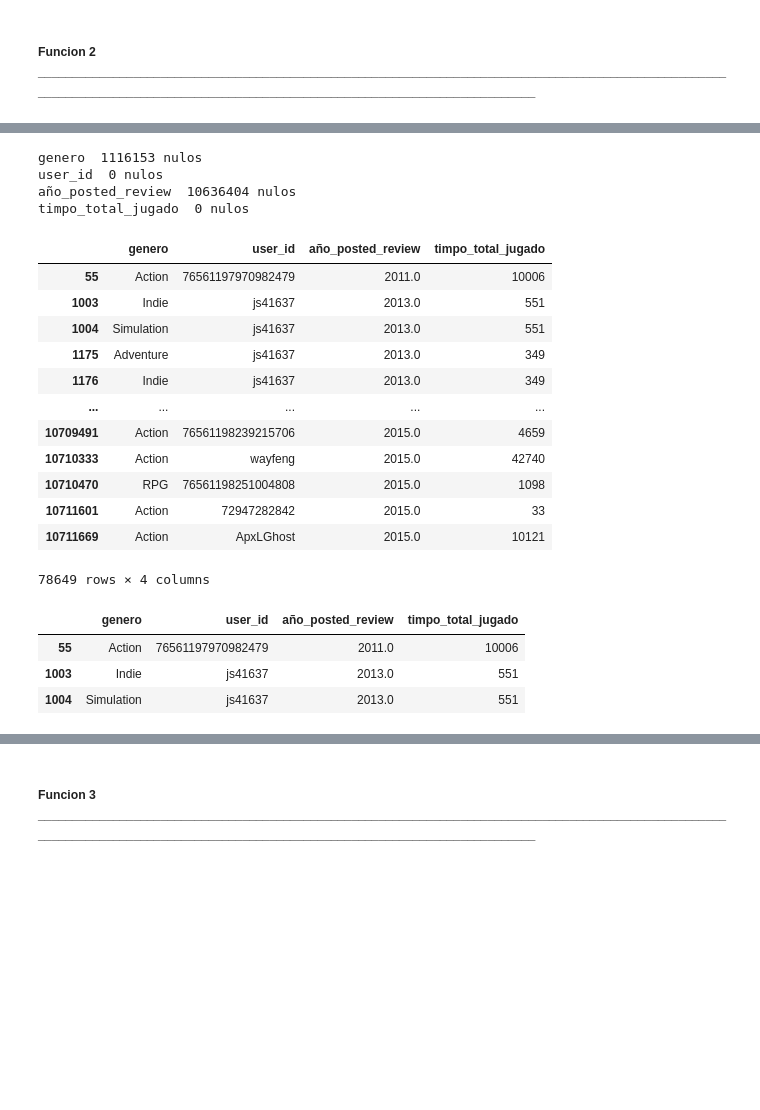
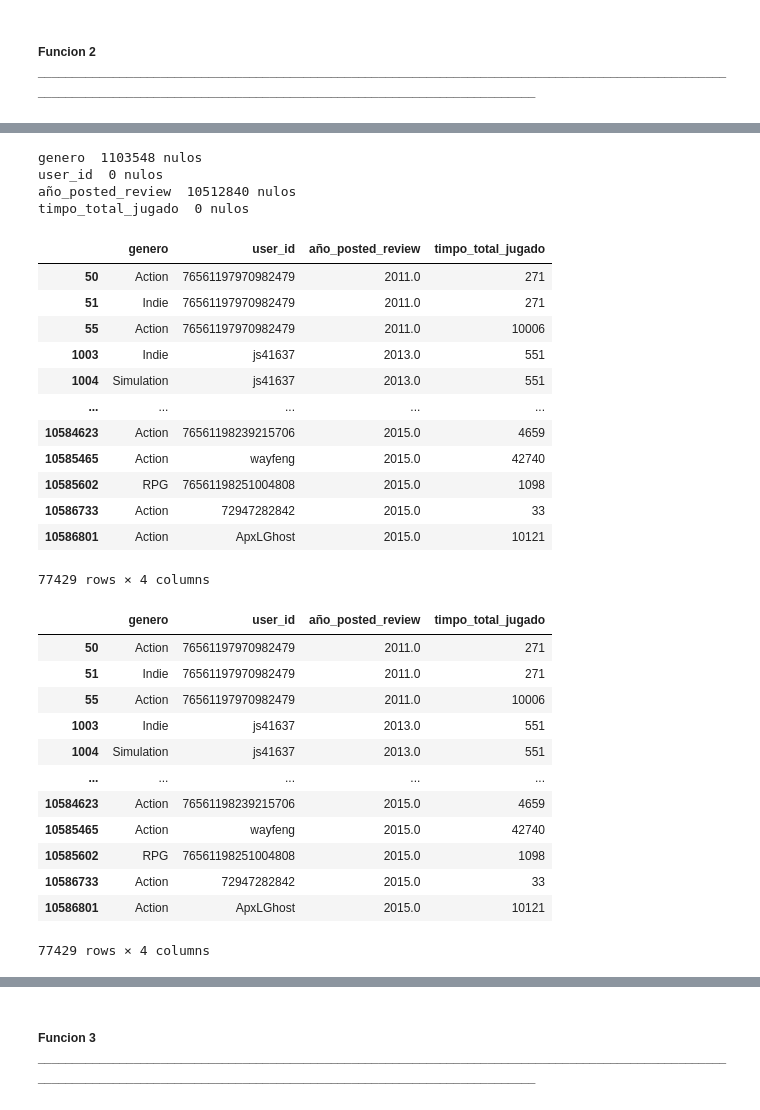
Before and after one commit to PabloSalinas2/MLOps_SteamGames, a Jupyter notebook: funciones.ipynb, the cells around one changed output, grey strips where cells are left out. Saved outputs shown, nothing was run; the diff lists cells and outputs as text; code cells hidden in the pictures; blank space fills up the shorter version.

```diff
--- a/funciones.ipynb
+++ b/funciones.ipynb
@@ -5,5 +11,5 @@ import pandas as pd
 # %%
 # lectura de archivos
-df_steam_games=pd.read_csv('steam_games.csv')
-df_user_items=pd.read_csv('user_items.csv')
-df_user_reviews=pd.read_csv('user_reviews.csv')
+df_steam_games=pd.read_csv('ETL/steam_games.csv')
+df_user_items=pd.read_csv('ETL/user_items.csv')
+df_user_reviews=pd.read_csv('ETL/user_reviews.csv')
@@ -94,9 +126,9 @@ for columna in df_funcion2.columns:
 #   Desicion: dado que necesito obligatoriamente el dato de "genero" y "año", desido eliminar los nulos en las mencionadas columnas, se observa que para algunos juegos no existe ni genero ni año_posted_Review
 # lo cual indica que hay jugadores que han jugado un juego pero no han hecho una review del mismo
 # %% [output]
-genero  1116153 nulos
+genero  1103548 nulos
 user_id  0 nulos
-año_posted_review  10636404 nulos
+año_posted_review  10512840 nulos
 timpo_total_jugado  0 nulos
 # %%
 # elimino nulos
@@ -107,24 +139,33 @@ df_funcion2.groupby(by=['genero','user_id','año_posted_review']).sum().reset_in
 df_funcion2  # df definitivo
 # %% [output]
 |  | genero | user_id | año_posted_review | timpo_total_jugado |
+| 50 | Action | 76561197970982479 | 2011.0 | 271 |
+| 51 | Indie | 76561197970982479 | 2011.0 | 271 |
 | 55 | Action | 76561197970982479 | 2011.0 | 10006 |
 | 1003 | Indie | js41637 | 2013.0 | 551 |
 | 1004 | Simulation | js41637 | 2013.0 | 551 |
-| 1175 | Adventure | js41637 | 2013.0 | 349 |
-| 1176 | Indie | js41637 | 2013.0 | 349 |
 | ... | ... | ... | ... | ... |
-| 10709491 | Action | 76561198239215706 | 2015.0 | 4659 |
-| 10710333 | Action | wayfeng | 2015.0 | 42740 |
-| 10710470 | RPG | 76561198251004808 | 2015.0 | 1098 |
-| 10711601 | Action | 72947282842 | 2015.0 | 33 |
-| 10711669 | Action | ApxLGhost | 2015.0 | 10121 |
+| 10584623 | Action | 76561198239215706 | 2015.0 | 4659 |
+| 10585465 | Action | wayfeng | 2015.0 | 42740 |
+| 10585602 | RPG | 76561198251004808 | 2015.0 | 1098 |
+| 10586733 | Action | 72947282842 | 2015.0 | 33 |
+| 10586801 | Action | ApxLGhost | 2015.0 | 10121 |
-78649 rows × 4 columns
+77429 rows × 4 columns
 # %%
 df_funcion2.to_csv('funcion2.csv',index=False)
 # %%
-df_funcion2.head(3)
+df_funcion2
 # %% [output]
 |  | genero | user_id | año_posted_review | timpo_total_jugado |
+| 50 | Action | 76561197970982479 | 2011.0 | 271 |
+| 51 | Indie | 76561197970982479 | 2011.0 | 271 |
 | 55 | Action | 76561197970982479 | 2011.0 | 10006 |
 | 1003 | Indie | js41637 | 2013.0 | 551 |
 | 1004 | Simulation | js41637 | 2013.0 | 551 |
+| ... | ... | ... | ... | ... |
+| 10584623 | Action | 76561198239215706 | 2015.0 | 4659 |
+| 10585465 | Action | wayfeng | 2015.0 | 42740 |
+| 10585602 | RPG | 76561198251004808 | 2015.0 | 1098 |
+| 10586733 | Action | 72947282842 | 2015.0 | 33 |
+| 10586801 | Action | ApxLGhost | 2015.0 | 10121 |
+77429 rows × 4 columns
```
Also changed, not shown: parts of 47 cells of this notebook, 9 other files.
